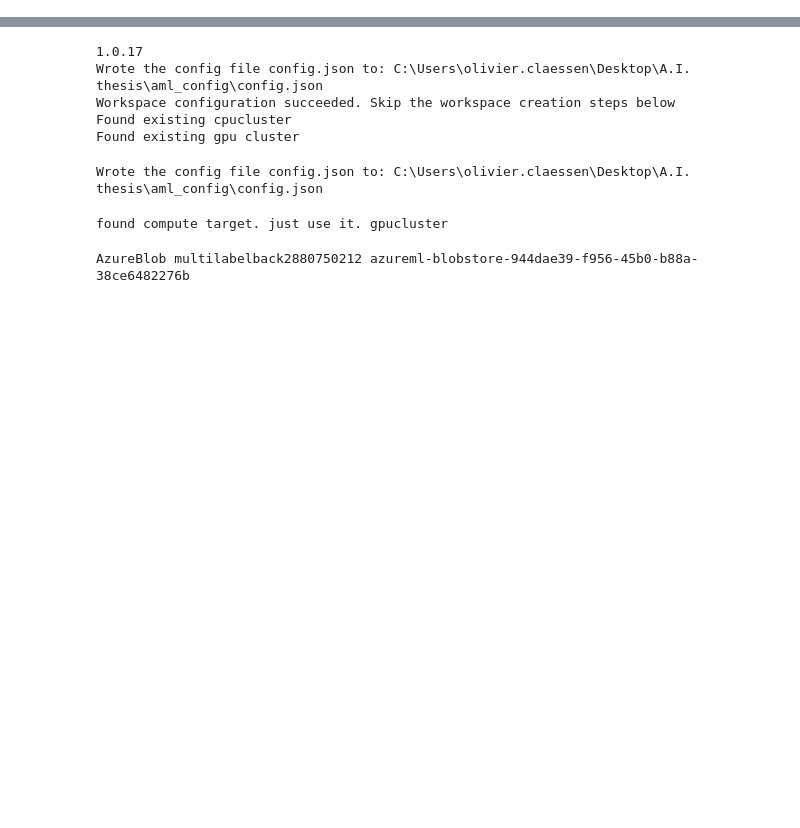
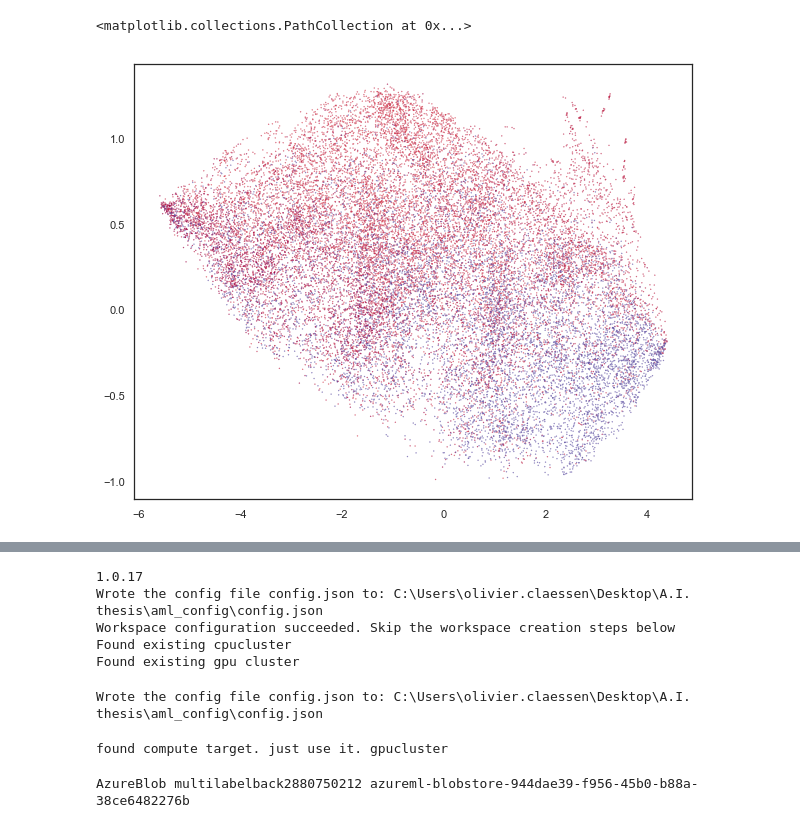
Before and after one commit to Anilith/Avanade, a Jupyter notebook: Thesis.ipynb, the cells around one changed output, grey strips where cells are left out. Drawn from its saved outputs; the diff is of its cells as text; code cells hidden in the pictures; blank space fills up the shorter version.

```diff
--- a/Thesis.ipynb
+++ b/Thesis.ipynb
@@ -59,0 +66,30 @@ import itertools
+# %%
+categories_subset = [2,5,6,7,52]
+
+bbox = getBoundingBoxesAnnotations(findAnnotations(categories_subset[0], category, train_annotations),  os.path.join(data_folder, path))
+imgs = bbox[0]
+y_train = bbox[1]
+categories_subset.pop(0)
+for category_id in categories_subset:
+    bbox = getBoundingBoxesAnnotations(findAnnotations(category_id, category, train_annotations),  os.path.join(data_folder, path))
+    imgs = np.concatenate((imgs,bbox[0]))
+    y_train = np.concatenate((y_train,bbox[1]))
+# %%
+nsamples, nx, ny = imgs.shape
+imgs_flat = imgs.reshape((nsamples,nx*ny))
+# %%
+clusterable_embedding = umap.UMAP(
+    n_neighbors=30,
+    min_dist=0.0,
+    n_components=5,
+    random_state=42,
+).fit_transform(imgs_flat)
+plt.scatter(clusterable_embedding[:, 0], clusterable_embedding[:, 1],
+            c=y_train, s=0.1, cmap='Spectral')
+#kmeans_labels = cluster.KMeans(n_clusters=5).fit_predict(imgs_flat)
+#plt.scatter(standard_embedding[:, 0], standard_embedding[:, 1], c=y_train, s=0.1, cmap='Spectral')
+#lowd_train = PCA(n_components=50).fit_transform(imgs_flat)
+#hdbscan_labels = hdbscan.HDBSCAN(min_samples=5, min_cluster_size=500).fit_predict(lowd_train)
+# %% [output]
+<matplotlib.collections.PathCollection at 0x...>
+[figure, added]
```
Also changed, not shown: parts of 29 cells of this notebook.
